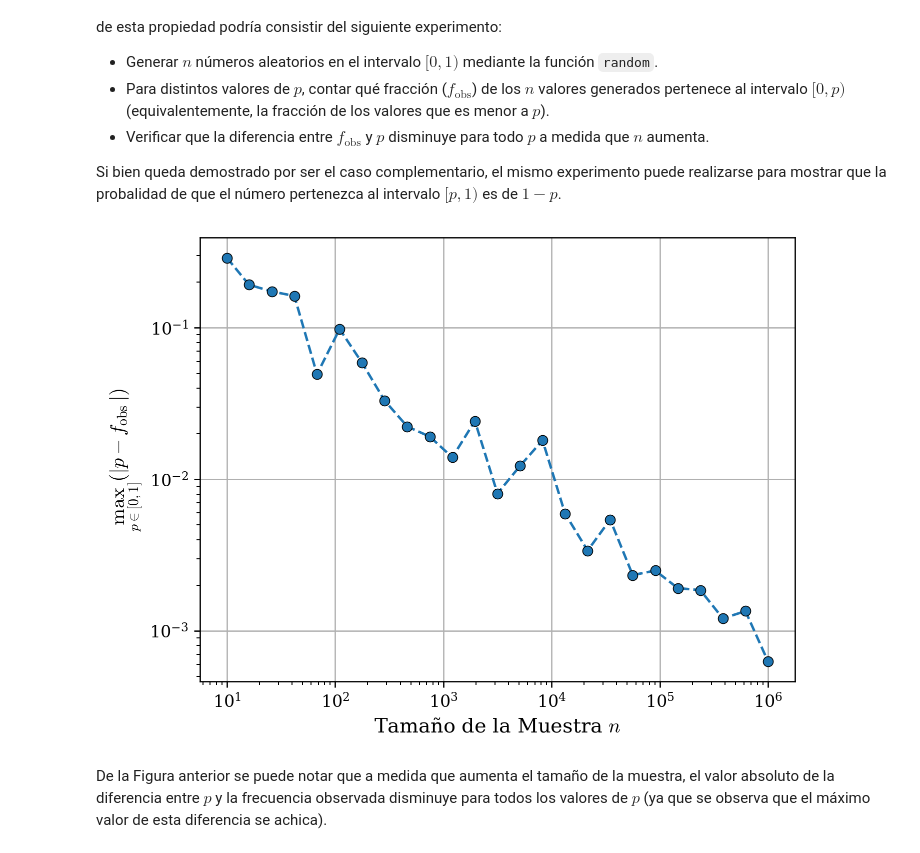
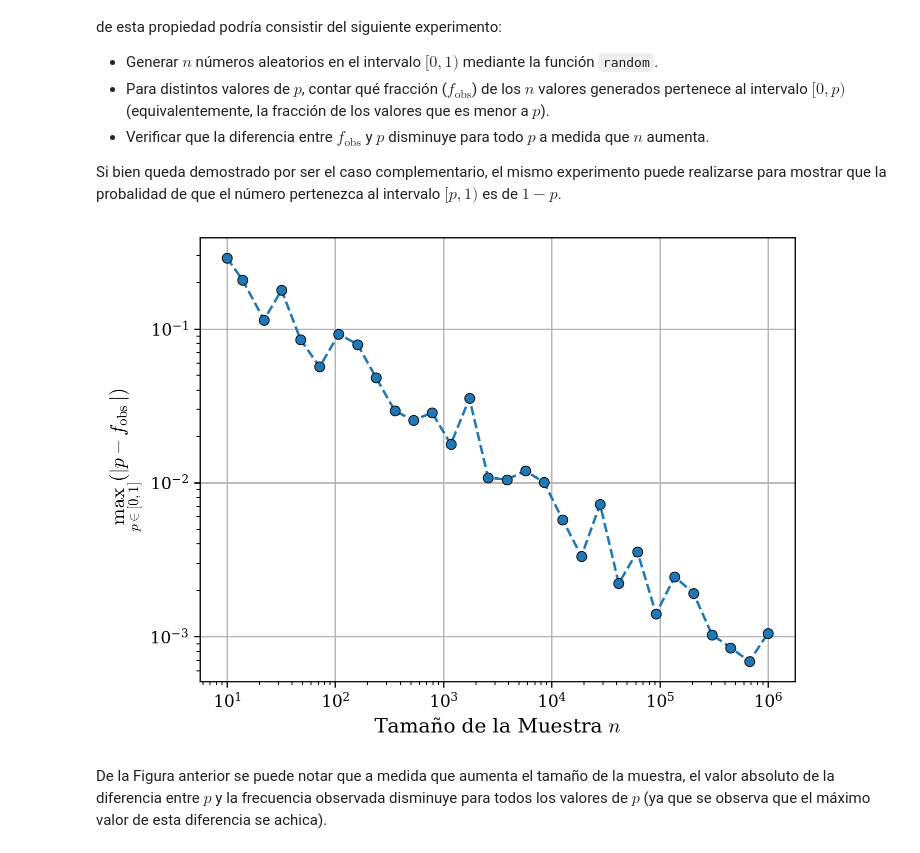
Before and after one commit to agustinbrusco/MEFE, a Jupyter notebook: Código/computacional_1.ipynb, the cells around one changed output. Cells and saved outputs as stored; diff of their text form; code cells hidden in the pictures.

```diff
--- a/Código/computacional_1.ipynb
+++ b/Código/computacional_1.ipynb
@@ -38,25 +24,31 @@ En Python puede usarse la función `random(n)` de numpy para generar `n` número
 Si bien queda demostrado por ser el caso complementario, el mismo experimento puede realizarse para mostrar que la probalidad de que el número pertenezca al intervalo $[p, 1)$ es de $1 - p$.
 # %%
 # Cálculo de las fracciones de valores aleatorios menores que p para distintos tamaños de muestra
-size_vals = np.geomspace(10, 1e6, 25, dtype=int)  # 10, 16, 26, ..., 1_000_000
+size_vals = np.geomspace(10, 1e6, 30, dtype=int)  # 10, 14, 22, ..., 1_000_000
 prob_vals = np.linspace(0, 1, 101)  # 0, 0.01, 0.02, ..., 0.99, 1
 frac_vals = np.empty((size_vals.size, prob_vals.size))  # Tantas filas como tamaños y tantas columnas como probabilidades
 for i, sample_size in enumerate(size_vals):
-    random_vals = rng.random(sample_size)
-    for j, p in enumerate(prob_vals):
-        frac_vals[i, j] = sum(random_vals < p) / sample_size
+    random_vals = RNG.random(sample_size)
+    # Optimizando: Repito para comparar con todas las probabilidades a la vez
+    random_array = random_vals.repeat(prob_vals.size).reshape(-1, prob_vals.size)
+    frac_vals[i, :] = np.sum(random_array < prob_vals, axis=0) / sample_size
 # %%
 # Máxima diferencia absoluta entre p y f_obs para cada tamaño de muestra
 fig, ax = plt.subplots(1, 1)
 abs_dif_vals = np.abs(prob_vals - frac_vals)
-ax.plot(size_vals, abs_dif_vals.max(axis=1), "o--", mec="k", mew=0.5)
+ax.plot(
+    size_vals, abs_dif_vals.max(axis=1),
+    "o--",
+    mec="k",
+    mew=0.5,
+)
 ax.grid()
 ax.set_xlabel("Tamaño de la Muestra $n$")
 ax.set_ylabel(r"$\max_{p\in[0, 1]}(|p - f_\mathrm{obs}|)$")
 ax.set_xscale("log")
 ax.set_yscale("log")
 plt.show()
 # %% [output]
-[figure, old version]
+[figure, new version]
 # %% [markdown]
 De la Figura anterior se puede notar que a medida que aumenta el tamaño de la muestra, el valor absoluto de la diferencia entre $p$ y la frecuencia observada disminuye para todos los valores de $p$ (ya que se observa que el máximo valor de esta diferencia se achica).
```
Also changed, not shown: parts of 9 cells of this notebook, 1 other file.
